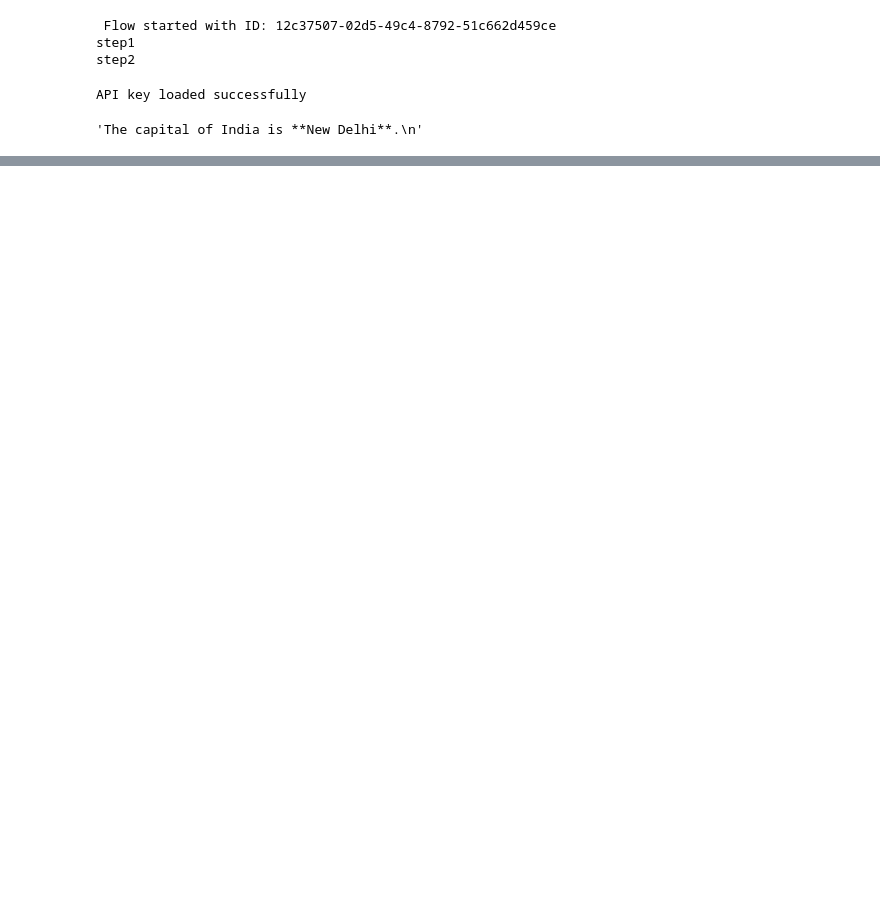
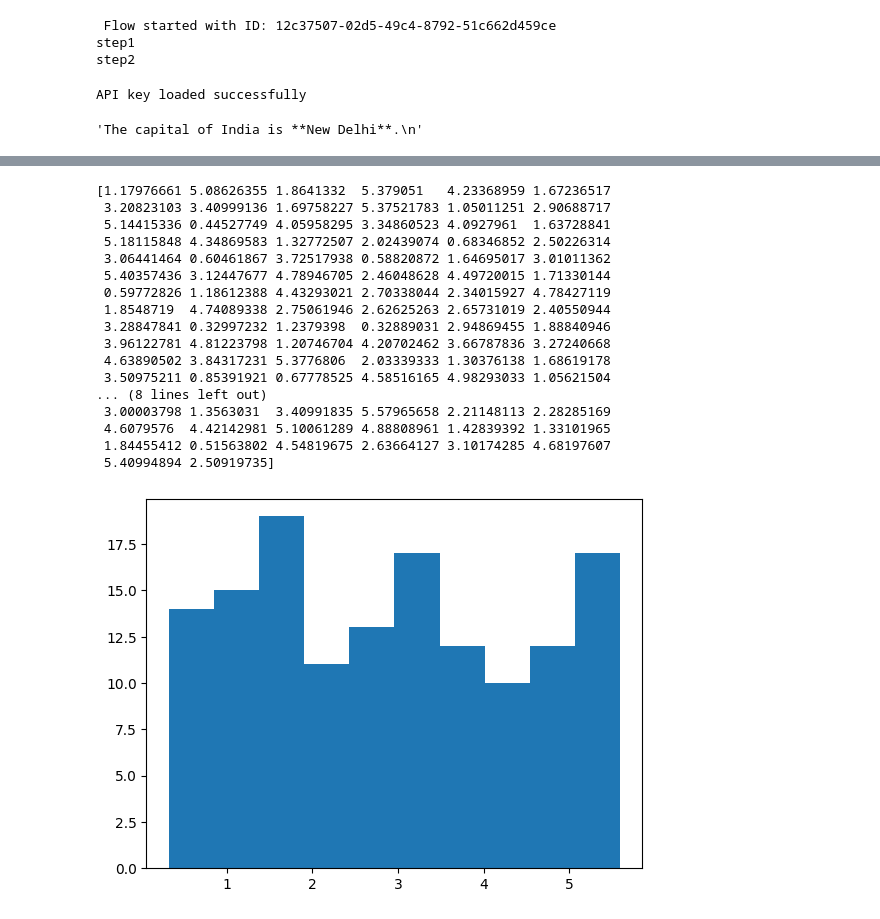
Before and after one commit to arman229/langchain_and_langraph, a Jupyter notebook: crew_ai/index.ipynb, the cells around one changed output, grey strips where cells are left out. Saved outputs shown, nothing was run; the diff lists cells and outputs as text; code cells hidden in the pictures; blank space fills up the shorter version.

```diff
--- a/crew_ai/index.ipynb
+++ b/crew_ai/index.ipynb
@@ -192,0 +280,25 @@ I am sorry, I do not have access to the current city of residence for Muhammad Q
+# %%
+import numpy
+import matplotlib.pyplot as plt
+x = numpy.random.uniform(0.1,5.6,140)
+plt.hist(x,10)
+print(x)
+# %% [output]
+[1.17976661 5.08626355 1.8641332  5.379051   4.23368959 1.67236517
+ 3.20823103 3.40999136 1.69758227 5.37521783 1.05011251 2.90688717
+ 5.14415336 0.44527749 4.05958295 3.34860523 4.0927961  1.63728841
+ 5.18115848 4.34869583 1.32772507 2.02439074 0.68346852 2.50226314
+ 3.06441464 0.60461867 3.72517938 0.58820872 1.64695017 3.01011362
+ 5.40357436 3.12447677 4.78946705 2.46048628 4.49720015 1.71330144
+ 0.59772826 1.18612388 4.43293021 2.70338044 2.34015927 4.78427119
+ 1.8548719  4.74089338 2.75061946 2.62625263 2.65731019 2.40550944
+ 3.28847841 0.32997232 1.2379398  0.32889031 2.94869455 1.88840946
+ 3.96122781 4.81223798 1.20746704 4.20702462 3.66787836 3.27240668
+ 4.63890502 3.84317231 5.3776806  2.03339333 1.30376138 1.68619178
+ 3.50975211 0.85391921 0.67778525 4.58516165 4.98293033 1.05621504
+... (8 lines left out)
+ 3.00003798 1.3563031  3.40991835 5.57965658 2.21148113 2.28285169
+ 4.6079576  4.42142981 5.10061289 4.88808961 1.42839392 1.33101965
+ 1.84455412 0.51563802 4.54819675 2.63664127 3.10174285 4.68197607
+ 5.40994894 2.50919735]
+[figure, added]
```
Also changed, not shown: parts of 4 cells of this notebook, 27 other files.
